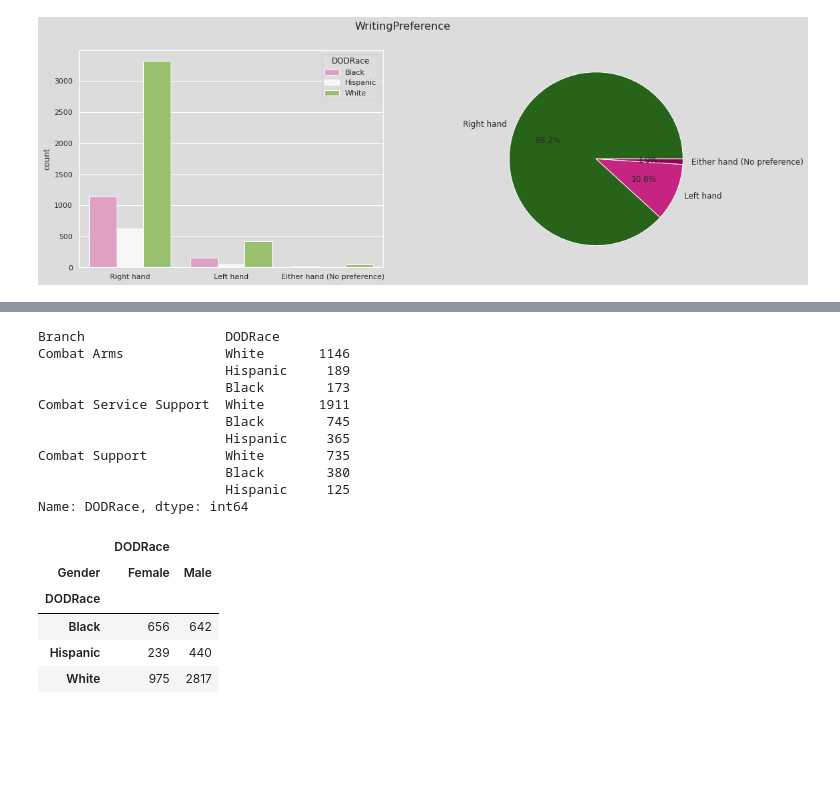
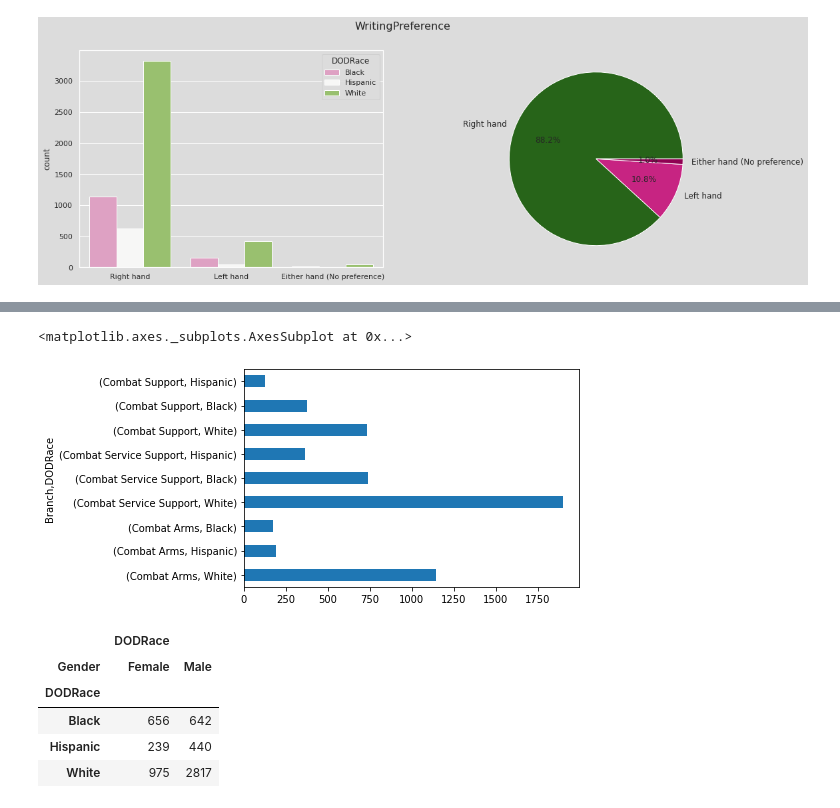
Before and after one commit to glcn35/ML11, a Jupyter notebook: soldier_race_project_D1178_gülcan.ipynb, the cells around one changed output, grey strips where cells are left out. Saved outputs shown, nothing was run; the diff lists cells and outputs as text; code cells hidden in the pictures; blank space fills up the shorter version.

```diff
--- a/soldier_race_project_D1178_gülcan.ipynb
+++ b/soldier_race_project_D1178_gülcan.ipynb
@@ -523,19 +499,10 @@ cat_date_analyser(df,'Branch','DODRace')
 # %% [output]
 [interactive output not drawn]
 # %%
-df.groupby(['Branch'])["DODRace"].value_counts()
+df.groupby(['Branch'])["DODRace"].value_counts().plot(kind="barh")
 # %% [output]
-Branch                  DODRace
-Combat Arms             White       1146
-                        Hispanic     189
-                        Black        173
-Combat Service Support  White       1911
-                        Black        745
-                        Hispanic     365
-Combat Support          White        735
-                        Black        380
-                        Hispanic     125
-Name: DODRace, dtype: int64
+<matplotlib.axes._subplots.AxesSubplot at 0x...>
+[figure, added]
 # %%
 drop_list1 = ['subjectid','Ethnicity','SubjectNumericRace',
     "Date","PrimaryMOS",
```
Also changed, not shown: parts of 72 cells of this notebook.
